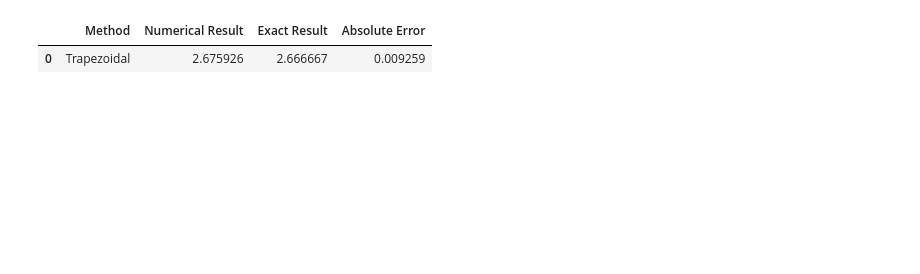
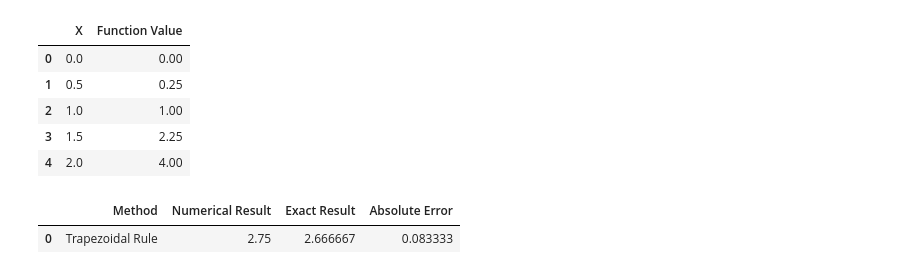
Before and after one commit to sunjirsanuj/Numerical_Methods, a Jupyter notebook: integration/trapezoidal_method.ipynb, the cells around one changed output. Saved outputs shown, nothing was run; the diff lists cells and outputs as text; code cells hidden in the pictures; blank space fills up the shorter version.

```diff
--- a/integration/trapezoidal_method.ipynb
+++ b/integration/trapezoidal_method.ipynb
@@ -17,23 +6,47 @@ s = f(a) + f(b)
 # %%
-for i in range(1, n):
-    s += 2*f(a+i*h)
+def f(x):
+    return x**2
 
-result = (h/2)*s
+a = 0
+b = 2
+n = 4
 
-exact = 8/3
-error = abs(exact-result)
+h = (b - a) / n
+
+x = np.linspace(a, b, n + 1)
+y = f(x)
+
+result = (h / 2) * (
+    y[0] + 2 * np.sum(y[1:-1]) + y[-1]
+)
+
+exact = 8 / 3
+error = abs(exact - result)
 
 df = pd.DataFrame({
-    "Method": ["Trapezoidal"],
+    "X": x,
+    "Function Value": y
+})
+
+display(df.round(8))
+
+summary = pd.DataFrame({
+    "Method": ["Trapezoidal Rule"],
     "Numerical Result": [result],
     "Exact Result": [exact],
     "Absolute Error": [error]
 })
 
-display(df.round(8))
+display(summary.round(8))
 # %% [output]
-|  | Method | Numerical Result | Exact Result | Absolute Error |
-| 0 | Trapezoidal | 2.675926 | 2.666667 | 0.009259 |
+|  | X | Function Value |
+| 0 | 0.0 | 0.00 |
+| 1 | 0.5 | 0.25 |
+| 2 | 1.0 | 1.00 |
+| 3 | 1.5 | 2.25 |
+| 4 | 2.0 | 4.00 |
+|  | Method | Numerical Result | Exact Result | Absolute Error |
+| 0 | Trapezoidal Rule | 2.75 | 2.666667 | 0.083333 |
 # %%
 x = np.linspace(a, b, 200)
 
```
Also changed, not shown: parts of 2 cells of this notebook, 3 other files.
